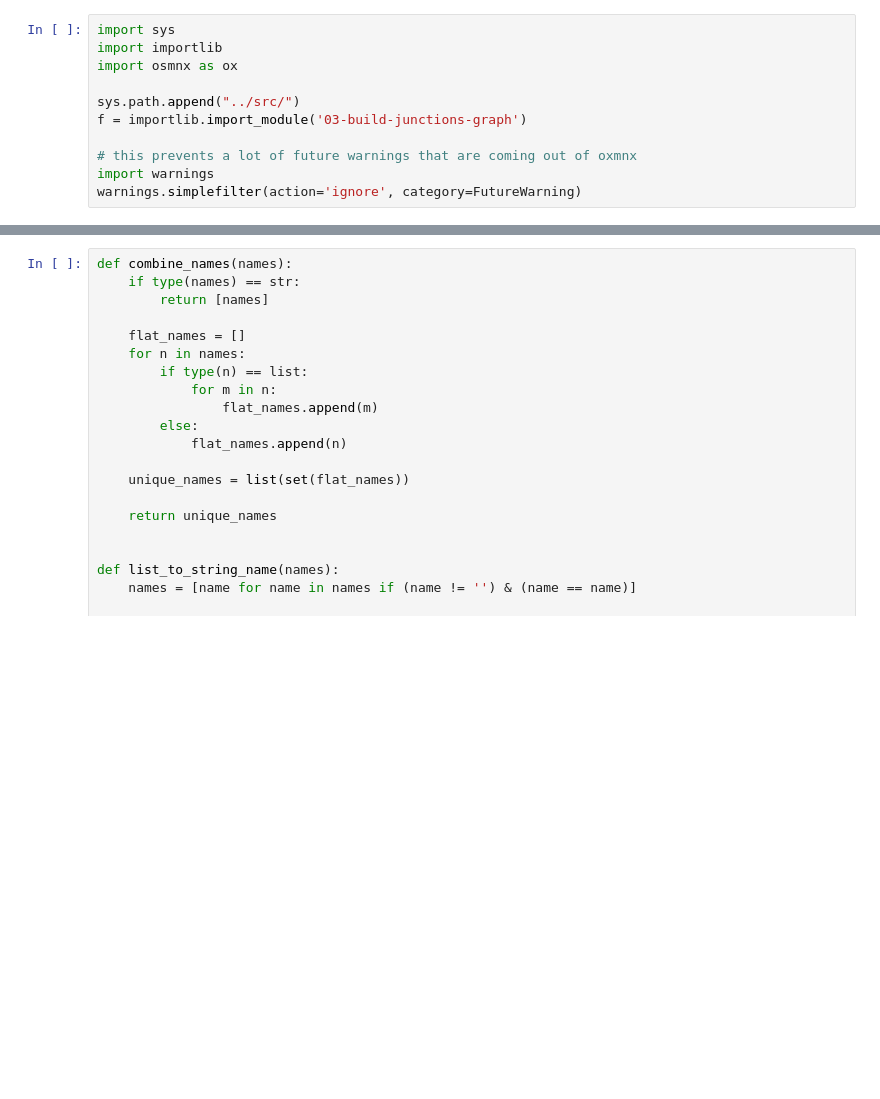
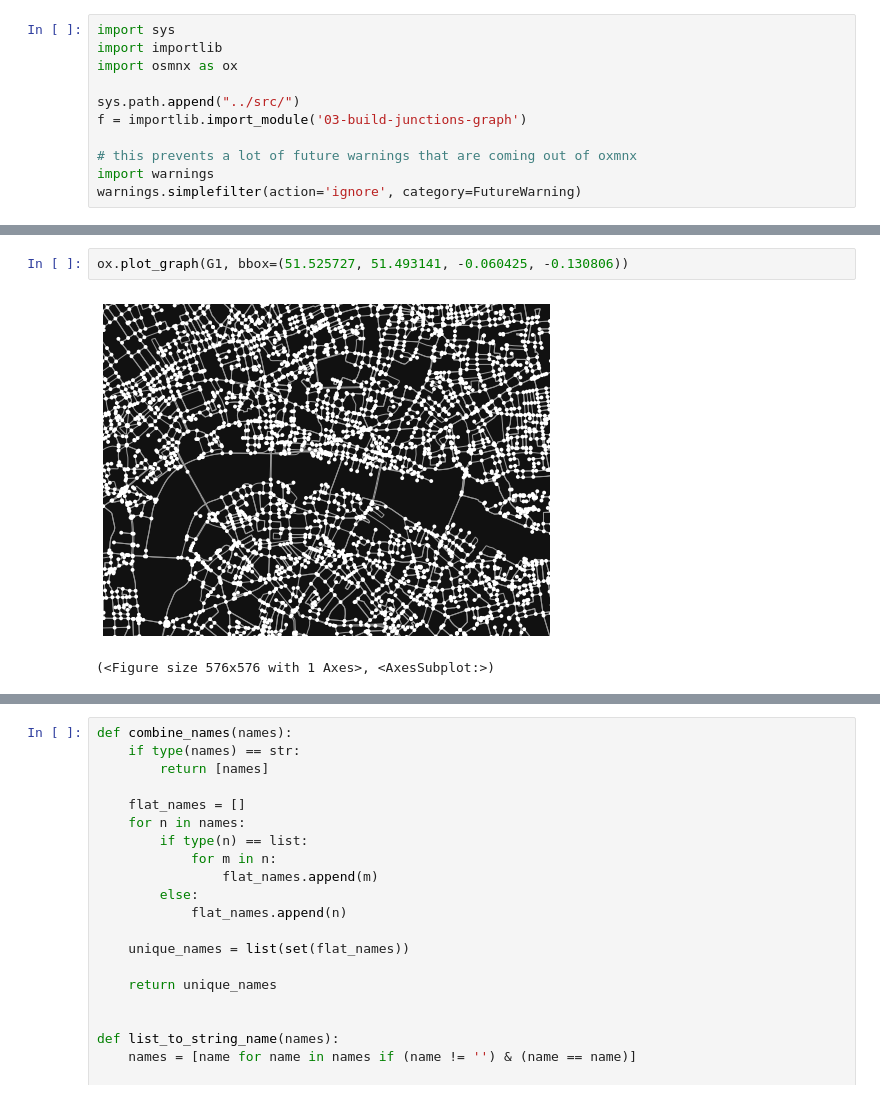
Before and after one commit to londoncyclingcampaign/lcc-dangerous-junctions, a Jupyter notebook: notebooks/junction-naming.ipynb, the cells around one changed output, grey strips where cells are left out. Saved outputs shown, nothing was run; the diff lists cells and outputs as text; blank space fills up the shorter version.

```diff
--- a/notebooks/junction-naming.ipynb
+++ b/notebooks/junction-naming.ipynb
@@ -30,3 +48,8 @@ Nodes: 648
+# %%
+ox.plot_graph(G1, bbox=(51.525727, 51.493141, -0.060425, -0.130806))
+# %% [output]
+[figure, added]
+(<Figure size 576x576 with 1 Axes>, <AxesSubplot:>)
 # %%
 G2 = ox.consolidate_intersections(
     ox.project_graph(G1),
```
Also changed, not shown: parts of 13 cells of this notebook.
